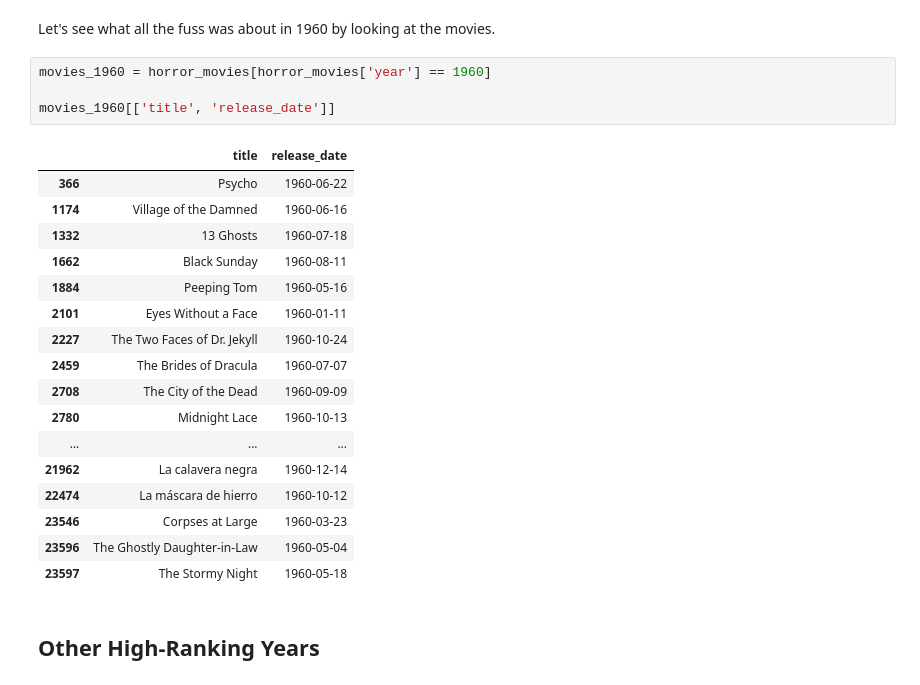
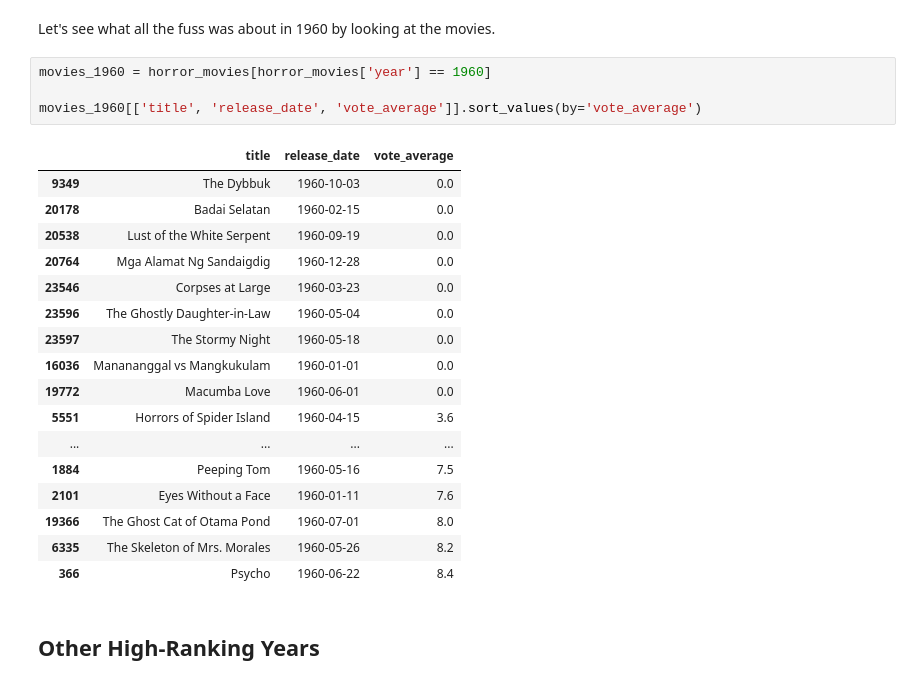
Before and after one commit to ashley-skidmore/horror_movie_playground, a Jupyter notebook: notebooks/horror_by_year.ipynb, the cells around one changed output. Saved outputs shown, nothing was run; the diff lists cells and outputs as text.

Commit message:
oops more horror_by_year additions

```diff
--- a/notebooks/horror_by_year.ipynb
+++ b/notebooks/horror_by_year.ipynb
@@ -416,25 +416,25 @@ Let's see what all the fuss was about in 1960 by looking at the movies.
 # %%
 movies_1960 = horror_movies[horror_movies['year'] == 1960]
 
-movies_1960[['title', 'release_date']]
+movies_1960[['title', 'release_date', 'vote_average']].sort_values(by='vote_average')
 # %% [output]
-|  | title | release_date |
-| 366 | Psycho | 1960-06-22 |
-| 1174 | Village of the Damned | 1960-06-16 |
-| 1332 | 13 Ghosts | 1960-07-18 |
-| 1662 | Black Sunday | 1960-08-11 |
-| 1884 | Peeping Tom | 1960-05-16 |
-| 2101 | Eyes Without a Face | 1960-01-11 |
-| 2227 | The Two Faces of Dr. Jekyll | 1960-10-24 |
-| 2459 | The Brides of Dracula | 1960-07-07 |
-| 2708 | The City of the Dead | 1960-09-09 |
-| 2780 | Midnight Lace | 1960-10-13 |
-| ... | ... | ... |
-| 21962 | La calavera negra | 1960-12-14 |
-| 22474 | La máscara de hierro | 1960-10-12 |
-| 23546 | Corpses at Large | 1960-03-23 |
-| 23596 | The Ghostly Daughter-in-Law | 1960-05-04 |
-| 23597 | The Stormy Night | 1960-05-18 |
+|  | title | release_date | vote_average |
+| 9349 | The Dybbuk | 1960-10-03 | 0.0 |
+| 20178 | Badai Selatan | 1960-02-15 | 0.0 |
+| 20538 | Lust of the White Serpent | 1960-09-19 | 0.0 |
+| 20764 | Mga Alamat Ng Sandaigdig | 1960-12-28 | 0.0 |
+| 23546 | Corpses at Large | 1960-03-23 | 0.0 |
+| 23596 | The Ghostly Daughter-in-Law | 1960-05-04 | 0.0 |
+| 23597 | The Stormy Night | 1960-05-18 | 0.0 |
+| 16036 | Manananggal vs Mangkukulam | 1960-01-01 | 0.0 |
+| 19772 | Macumba Love | 1960-06-01 | 0.0 |
+| 5551 | Horrors of Spider Island | 1960-04-15 | 3.6 |
+| ... | ... | ... | ... |
+| 1884 | Peeping Tom | 1960-05-16 | 7.5 |
+| 2101 | Eyes Without a Face | 1960-01-11 | 7.6 |
+| 19366 | The Ghost Cat of Otama Pond | 1960-07-01 | 8.0 |
+| 6335 | The Skeleton of Mrs. Morales | 1960-05-26 | 8.2 |
+| 366 | Psycho | 1960-06-22 | 8.4 |
 # %% [markdown]
 ## Other High-Ranking Years
 # %% [markdown]
```
Also changed, not shown: parts of 5 cells of this notebook.
